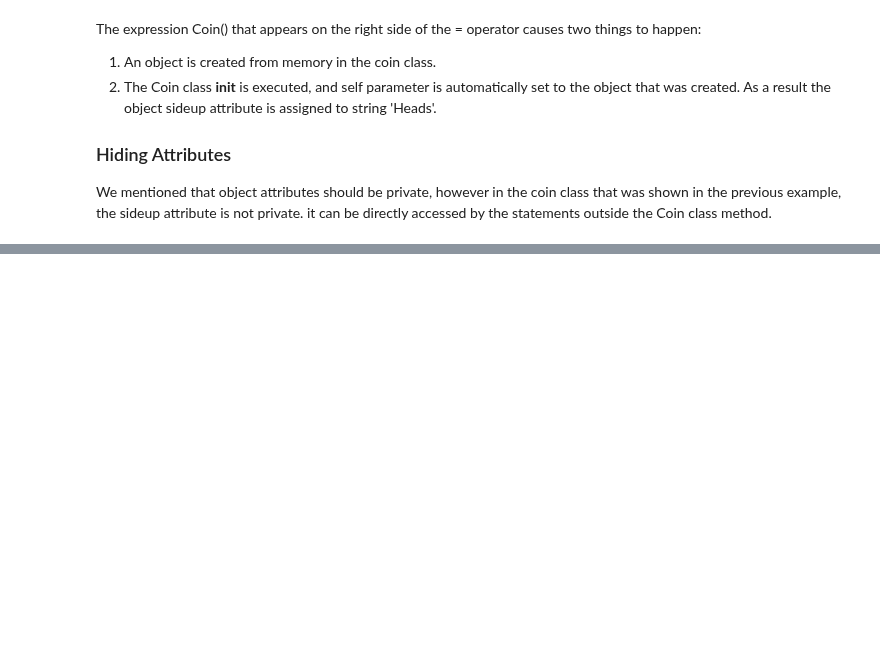
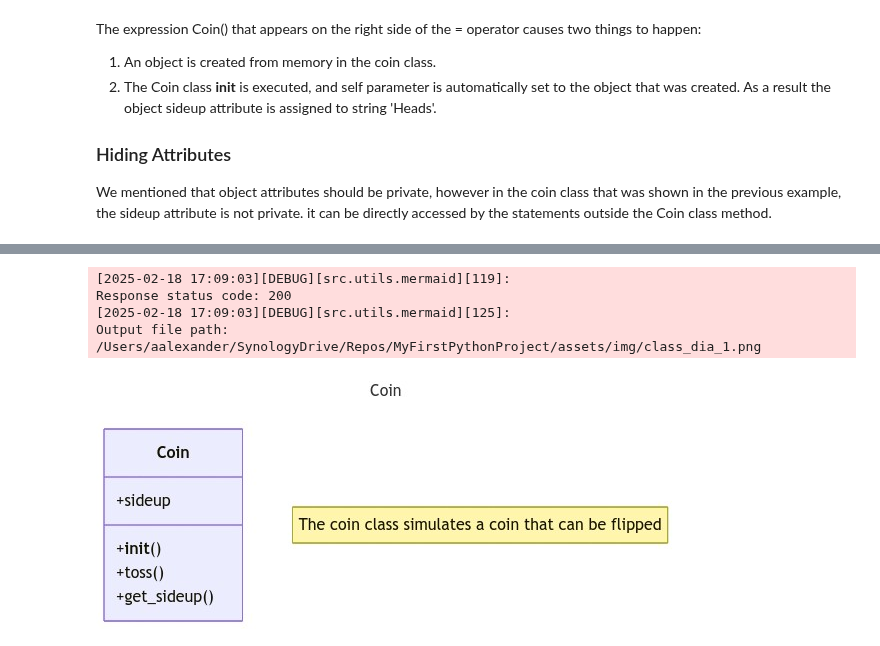
Before and after one commit to Alena-Alexander/My-First-Python-Project, a Jupyter notebook: Notebooks/ChaptersSOWPv4/chapter10.ipynb, the cells around one changed output, grey strips where cells are left out. Drawn from its saved outputs; the diff is of its cells as text; code cells hidden in the pictures; blank space fills up the shorter version.

```diff
--- a/Notebooks/ChaptersSOWPv4/chapter10.ipynb
+++ b/Notebooks/ChaptersSOWPv4/chapter10.ipynb
@@ -174,0 +205,29 @@ The statement in line 16 directly assigns the string 'Heads
+# %%
+from src.utils.mermaid import mm_save_as_png, display_image_from_file
+
+mermaid_diagram_2 = """---
+title: Coin
+---
+classDiagram
+note "The coin class simulates a coin that can be flipped"
+class Coin
+Coin : +sideup
+Coin : +__init__()
+Coin : +toss()
+Coin : +get_sideup()
+"""
+
+# Save the mermaid diagram
+filepath = mm_save_as_png(
+    mermaid_diagram_2, "../../assets/img/class_dia_1.png"
+)
+
+# Get the mermaid diagram from a file
+display_image_from_file('../../assets/img/class_dia_1.png')
+# %% [output]
+[2025-02-18 17:09:03][DEBUG][src.utils.mermaid][119]:
+Response status code: 200
+[2025-02-18 17:09:03][DEBUG][src.utils.mermaid][125]:
+Output file path:
+/Users/aalexander/SynologyDrive/Repos/MyFirstPythonProject/assets/img/class_dia_1.png
+[figure, added]
```
Also changed, not shown: parts of 8 cells of this notebook, 3 other files.
